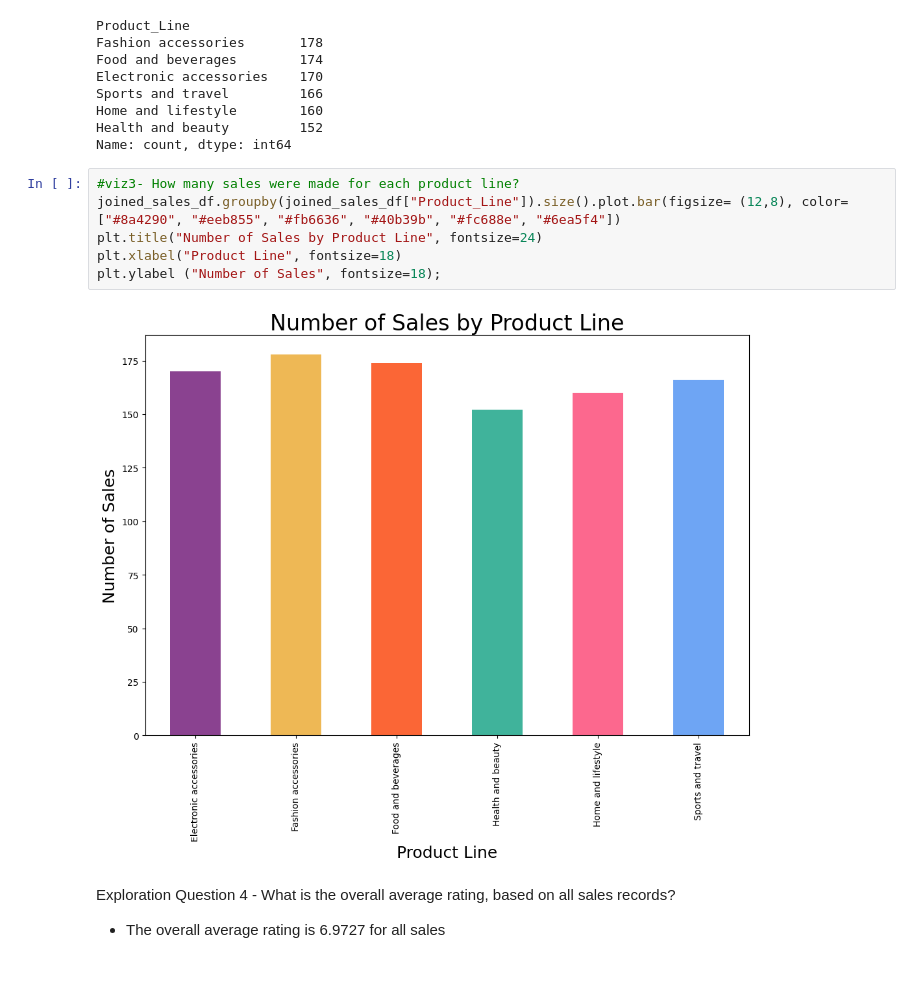
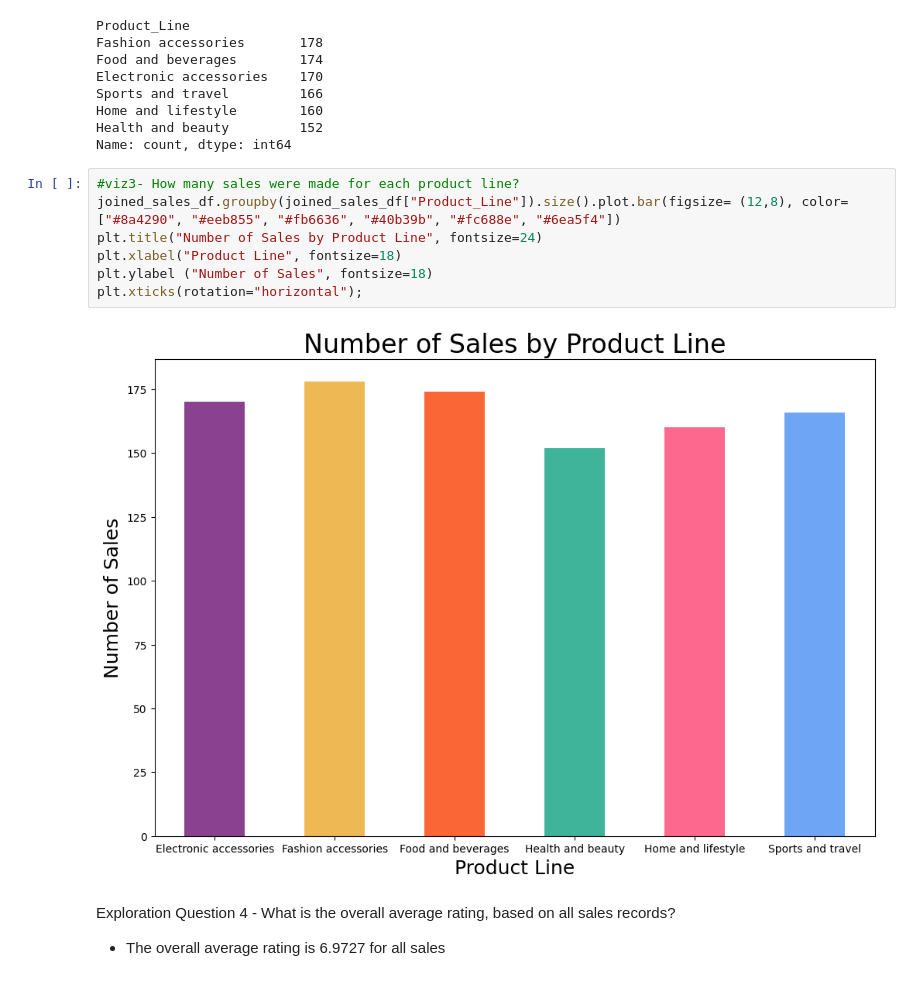
Before and after one commit to ambsthebear/Bear-Exploratory-Data-Analysis, a Jupyter notebook: sales_data_exploration.ipynb, the cells around one changed output. Drawn from its saved outputs; the diff is of its cells as text.

```diff
--- a/sales_data_exploration.ipynb
+++ b/sales_data_exploration.ipynb
@@ -174,11 +176,12 @@ Name: count, dtype: int64
 # %%
 #viz3- How many sales were made for each product line?
 joined_sales_df.groupby(joined_sales_df["Product_Line"]).size().plot.bar(figsize= (12,8), color= ["#8a4290", "#eeb855", "#fb6636", "#40b39b", "#fc688e", "#6ea5f4"])
 plt.title("Number of Sales by Product Line", fontsize=24)
 plt.xlabel("Product Line", fontsize=18)
-plt.ylabel ("Number of Sales", fontsize=18);
+plt.ylabel ("Number of Sales", fontsize=18)
+plt.xticks(rotation="horizontal");
 # %% [output]
-[figure, old version]
+[figure, new version]
 # %% [markdown]
 Exploration Question 4 - What is the overall average rating, based on all sales records?
 - The overall average rating is 6.9727 for all sales
```
Also changed, not shown: parts of 8 cells of this notebook.
